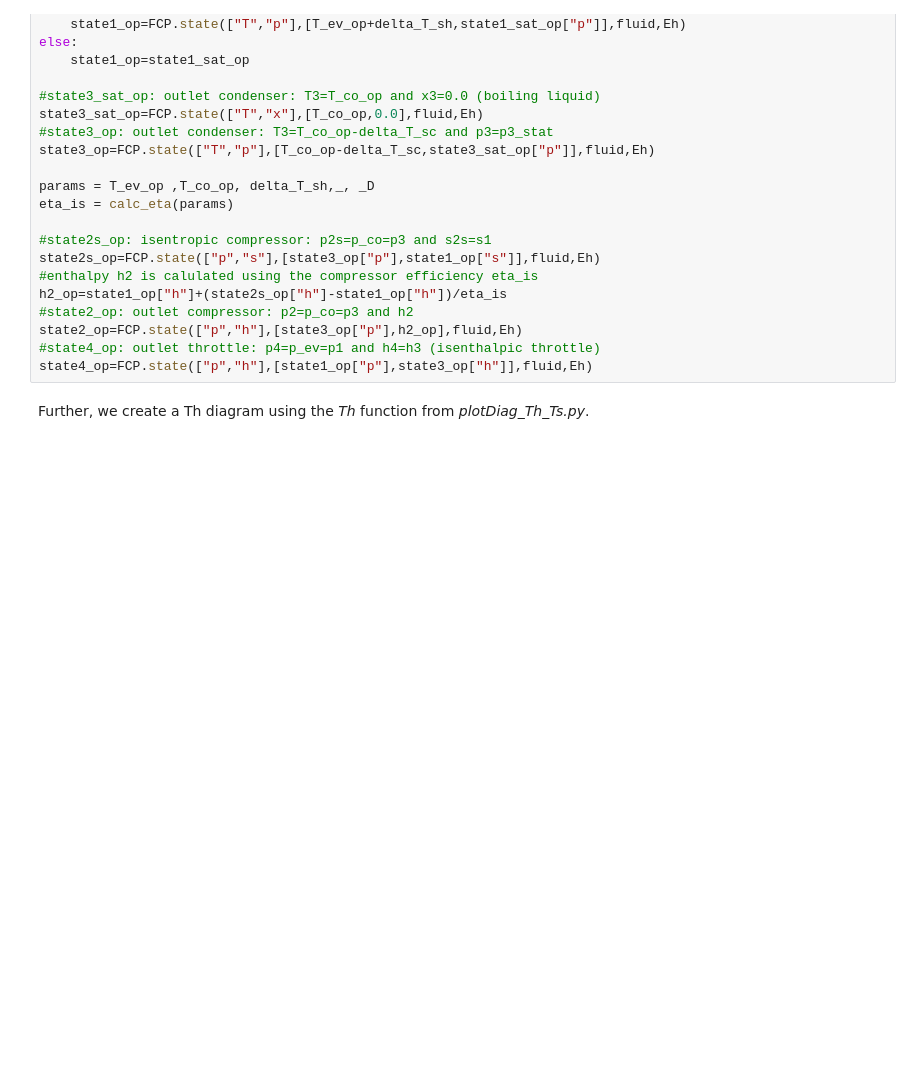
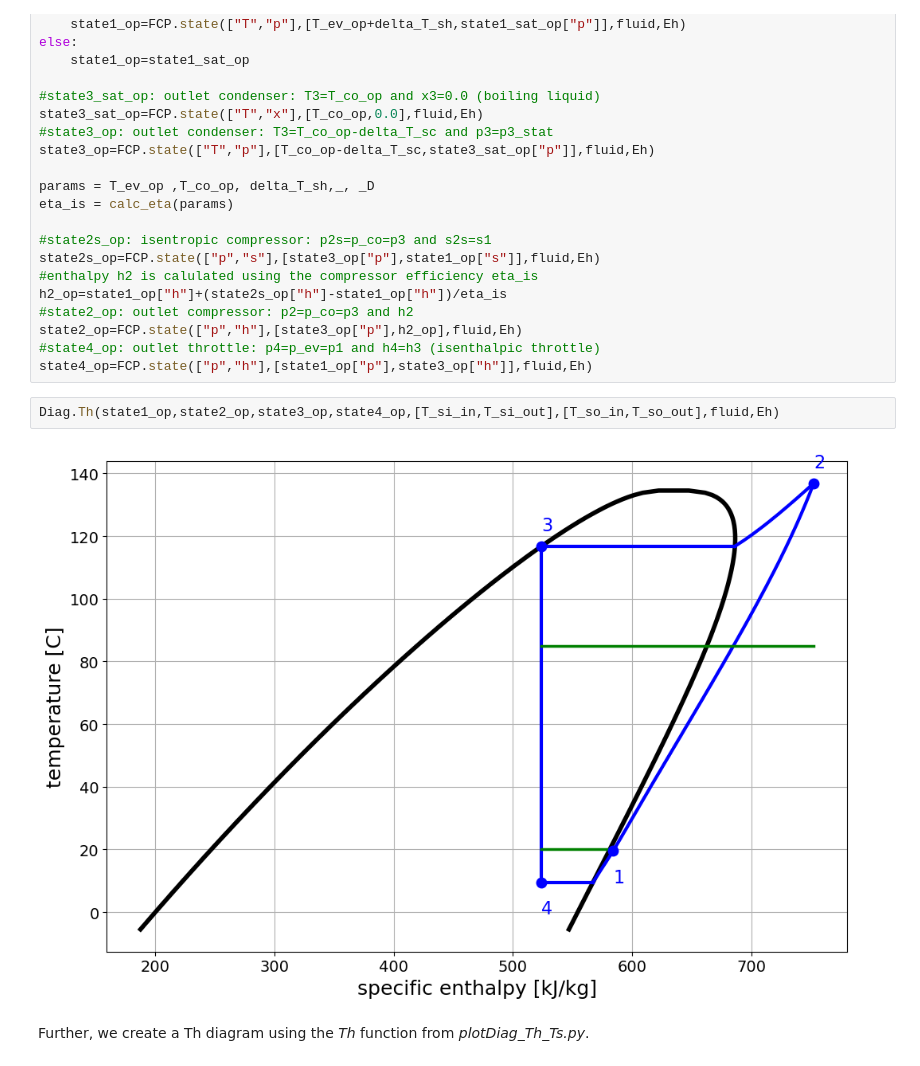
Before and after one commit to ahaeseli/SHC_project, a Jupyter notebook: A_Heat_pump_design.ipynb, the cells around one changed output. Drawn from its saved outputs; the diff is of its cells as text; blank space fills up the shorter version.

```diff
--- a/A_Heat_pump_design.ipynb
+++ b/A_Heat_pump_design.ipynb
@@ -441,6 +429,10 @@ h2_op=state1_op["h"]+(state2s_op["h"]-state1_op["h"])/eta_is
 state2_op=FCP.state(["p","h"],[state3_op["p"],h2_op],fluid,Eh)
 #state4_op: outlet throttle: p4=p_ev=p1 and h4=h3 (isenthalpic throttle)
 state4_op=FCP.state(["p","h"],[state1_op["p"],state3_op["h"]],fluid,Eh)
+# %%
+Diag.Th(state1_op,state2_op,state3_op,state4_op,[T_si_in,T_si_out],[T_so_in,T_so_out],fluid,Eh)
+# %% [output]
+[figure, added]
 # %% [markdown]
 Further, we create a Th diagram using the *Th* function from *plotDiag_Th_Ts.py*.
 # %%
```
Also changed, not shown: parts of 9 cells of this notebook, 1 other file.
